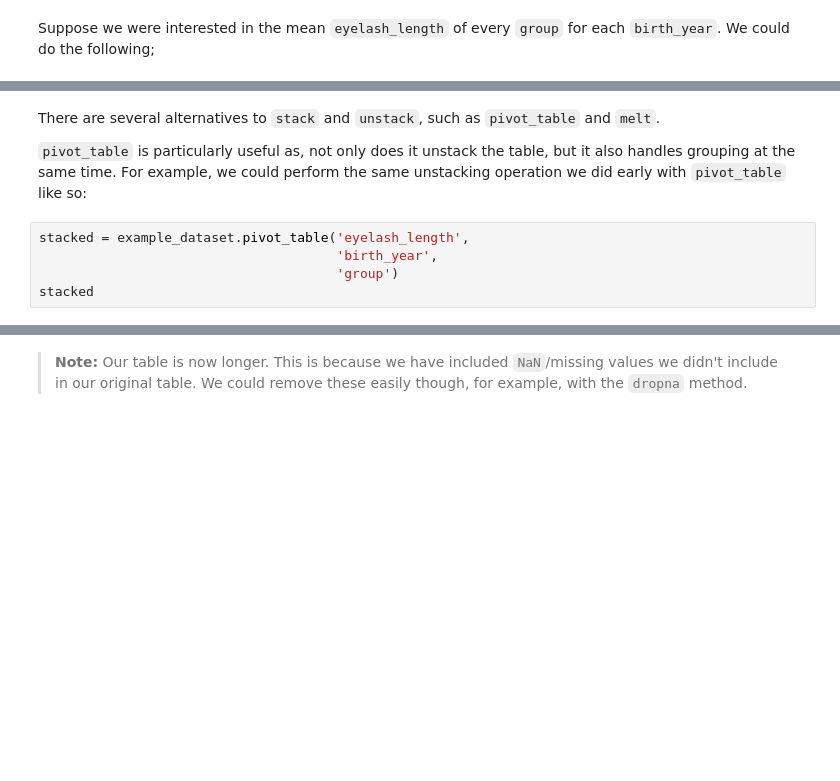
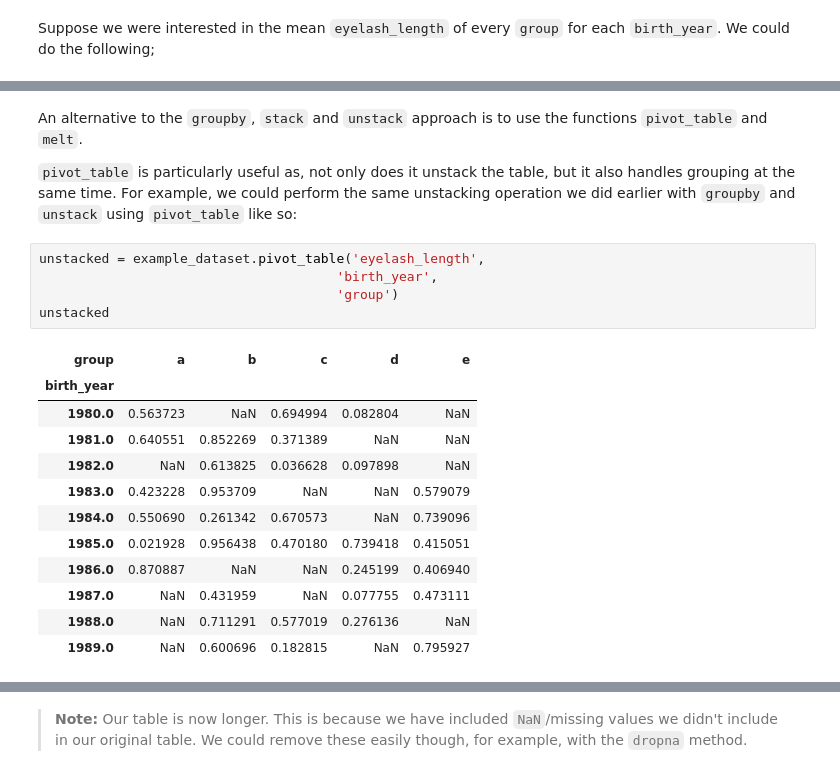
Before and after one commit to TomMaullin/PythonIntro2024, a Jupyter notebook: nb_05_pandas.ipynb, the cells around one changed output, grey strips where cells are left out. Cells and saved outputs as stored; diff of their text form; blank space fills up the shorter version.

```diff
--- a/nb_05_pandas.ipynb
+++ b/nb_05_pandas.ipynb
@@ -284,10 +595,23 @@ stacked
 # %% [markdown]
-There are several alternatives to `stack` and `unstack`, such as  `pivot_table` and `melt`.
+An alternative to the `groupby`, `stack` and `unstack` approach is to use the functions `pivot_table` and `melt`.
 
-`pivot_table` is particularly useful as, not only does it unstack the table, but it also handles grouping at the same time. For example, we could perform the same unstacking operation we did early with `pivot_table` like so:
+`pivot_table` is particularly useful as, not only does it unstack the table, but it also handles grouping at the same time. For example, we could perform the same unstacking operation we did earlier with `groupby` and `unstack` using `pivot_table` like so:
 # %%
-stacked = example_dataset.pivot_table('eyelash_length',
+unstacked = example_dataset.pivot_table('eyelash_length',
                                       'birth_year',
                                       'group')
-stacked
+unstacked
+# %% [output]
+| group | a | b | c | d | e |
+| birth_year |  |  |  |  |  |
+| 1980.0 | 0.563723 | NaN | 0.694994 | 0.082804 | NaN |
+| 1981.0 | 0.640551 | 0.852269 | 0.371389 | NaN | NaN |
+| 1982.0 | NaN | 0.613825 | 0.036628 | 0.097898 | NaN |
+| 1983.0 | 0.423228 | 0.953709 | NaN | NaN | 0.579079 |
+| 1984.0 | 0.550690 | 0.261342 | 0.670573 | NaN | 0.739096 |
+| 1985.0 | 0.021928 | 0.956438 | 0.470180 | 0.739418 | 0.415051 |
+| 1986.0 | 0.870887 | NaN | NaN | 0.245199 | 0.406940 |
+| 1987.0 | NaN | 0.431959 | NaN | 0.077755 | 0.473111 |
+| 1988.0 | NaN | 0.711291 | 0.577019 | 0.276136 | NaN |
+| 1989.0 | NaN | 0.600696 | 0.182815 | NaN | 0.795927 |
 # %% [markdown]
```
Also changed, not shown: parts of 84 cells of this notebook, 2 other files.
